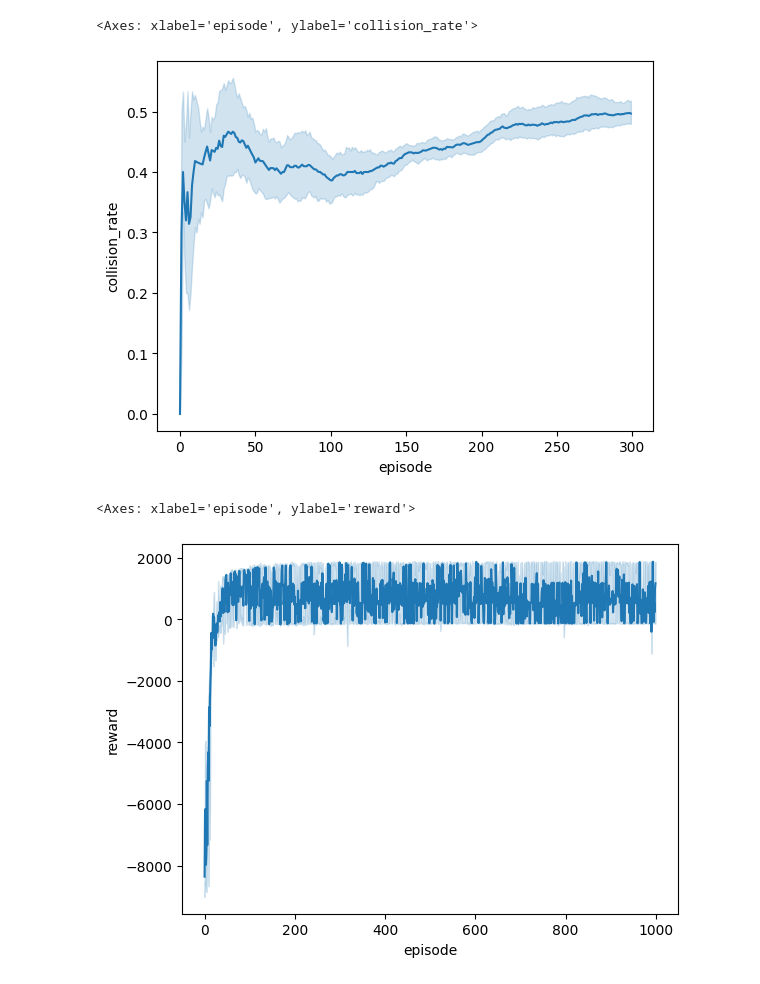
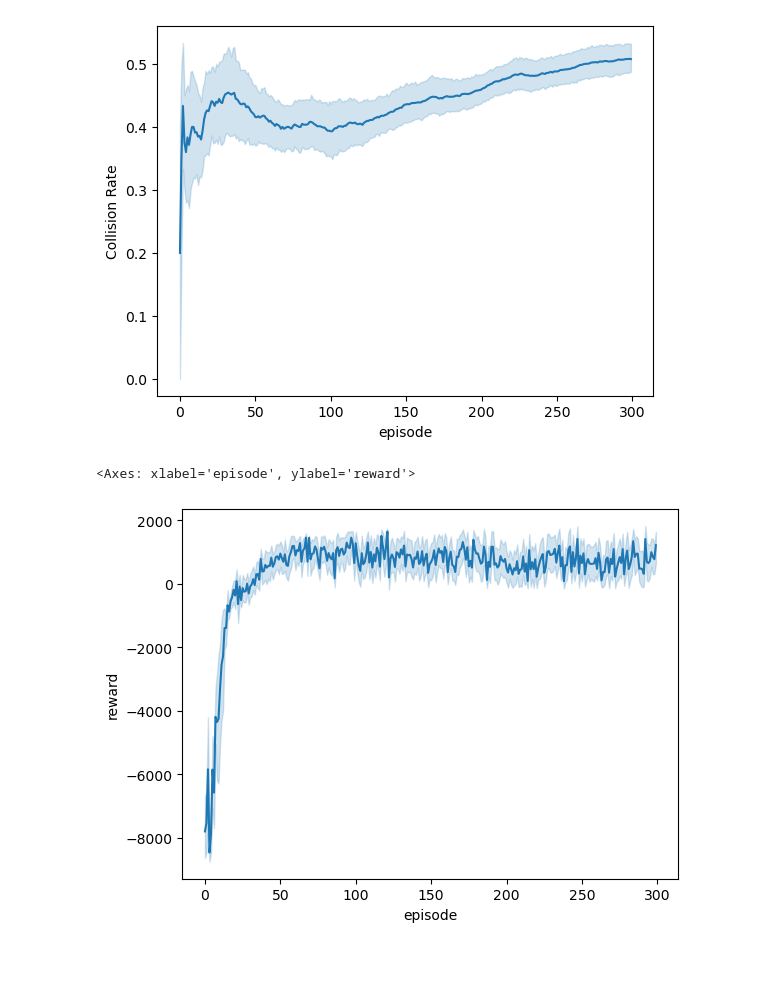
Before and after one commit to MoMingQimio/GABA, a Jupyter notebook: plot.ipynb, the cells around one changed output. Drawn from its saved outputs; the diff is of its cells as text; code cells hidden in the pictures.

```diff
--- a/plot.ipynb
+++ b/plot.ipynb
@@ -10,20 +8,36 @@ def data_preprocessing(data):
     data["timestep_diff"]=data["timestep"] - data["timestep"].shift(1).fillna(0)
     data["average_reward"] = data["reward"] / data["timestep_diff"]
     return data
+# %%
+AV_num = 75
+AV_length = 300
+AV1 = pd.read_csv("runs/sumo-v0/DQN_sumo-v0_log_"+str(AV_num)+"_1.csv",index_col=None)
+AV2 = pd.read_csv("runs/sumo-v0/DQN_sumo-v0_log_"+str(AV_num)+"_2.csv",index_col=None)
+AV3 = pd.read_csv("runs/sumo-v0/DQN_sumo-v0_log_"+str(AV_num)+"_3.csv",index_col=None)
+AV4 = pd.read_csv("runs/sumo-v0/DQN_sumo-v0_log_"+str(AV_num)+"_4.csv",index_col=None)
+AV5 = pd.read_csv("runs/sumo-v0/DQN_sumo-v0_log_"+str(AV_num)+"_5.csv",index_col=None)
+AV1 = data_preprocessing(AV1)
+AV2 = data_preprocessing(AV2)
+AV3 = data_preprocessing(AV3)
+AV4 = data_preprocessing(AV4)
+AV5 = data_preprocessing(AV5)
+
+
+
+AV_1 = pd.concat([AV1[:AV_length],AV2[:AV_length],AV3[:AV_length],AV4[:AV_length],AV5[:AV_length]])
 # %%
 AV_num = 70
-AV_length = 300
-AV1 = pd.read_csv("runs\sumo-v0\DQN_sumo-v0_log_"+str(AV_num)+"_1.csv",index_col=None)
-AV2 = pd.read_csv("runs\sumo-v0\DQN_sumo-v0_log_"+str(AV_num)+"_2.csv",index_col=None)
-AV3 = pd.read_csv("runs\sumo-v0\DQN_sumo-v0_log_"+str(AV_num)+"_3.csv",index_col=None)
-AV4 = pd.read_csv("runs\sumo-v0\DQN_sumo-v0_log_"+str(AV_num)+"_4.csv",index_col=None)
-AV5 = pd.read_csv("runs\sumo-v0\DQN_sumo-v0_log_"+str(AV_num)+"_5.csv",index_col=None)
+#AV_length = 300
+AV1 = pd.read_csv("runs/sumo-v0/DQN_sumo-v0_log_"+str(AV_num)+"_1.csv",index_col=None)
+AV2 = pd.read_csv("runs/sumo-v0/DQN_sumo-v0_log_"+str(AV_num)+"_2.csv",index_col=None)
+AV3 = pd.read_csv("runs/sumo-v0/DQN_sumo-v0_log_"+str(AV_num)+"_3.csv",index_col=None)
+AV4 = pd.read_csv("runs/sumo-v0/DQN_sumo-v0_log_"+str(AV_num)+"_4.csv",index_col=None)
+AV5 = pd.read_csv("runs/sumo-v0/DQN_sumo-v0_log_"+str(AV_num)+"_5.csv",index_col=None)
 AV1 = data_preprocessing(AV1)
 AV2 = data_preprocessing(AV2)
 AV3 = data_preprocessing(AV3)
 AV4 = data_preprocessing(AV4)
 AV5 = data_preprocessing(AV5)
-
-
-
-AV = pd.concat([AV1[:AV_length],AV2[:AV_length],AV3[:AV_length],AV4[:AV_length],AV5[:AV_length]])
+AV_2 = pd.concat([AV1[:AV_length],AV2[:AV_length],AV3[:AV_length],AV4[:AV_length],AV5[:AV_length]])
+# %%
+AV = pd.concat([AV_1,AV_2])
@@ -35,11 +72,12 @@ sns.lineplot(x=AV["episode"],y=AV["average_reward"])
 # %%
 sns.lineplot(x=AV["episode"],y=AV["collision_rate"])
+plt.ylabel("Collision Rate")
+plt.savefig("collision_rate.png",dpi=600)
 # %% [output]
-<Axes: xlabel='episode', ylabel='collision_rate'>
-[figure, old version]
+[figure, new version]
 # %%
 sns.lineplot(x=AV["episode"],y=AV["reward"])
 # %% [output]
 <Axes: xlabel='episode', ylabel='reward'>
-[figure, old version]
+[figure, new version]
 # %%
```
Also changed, not shown: parts of 6 cells of this notebook, 39 other files.
